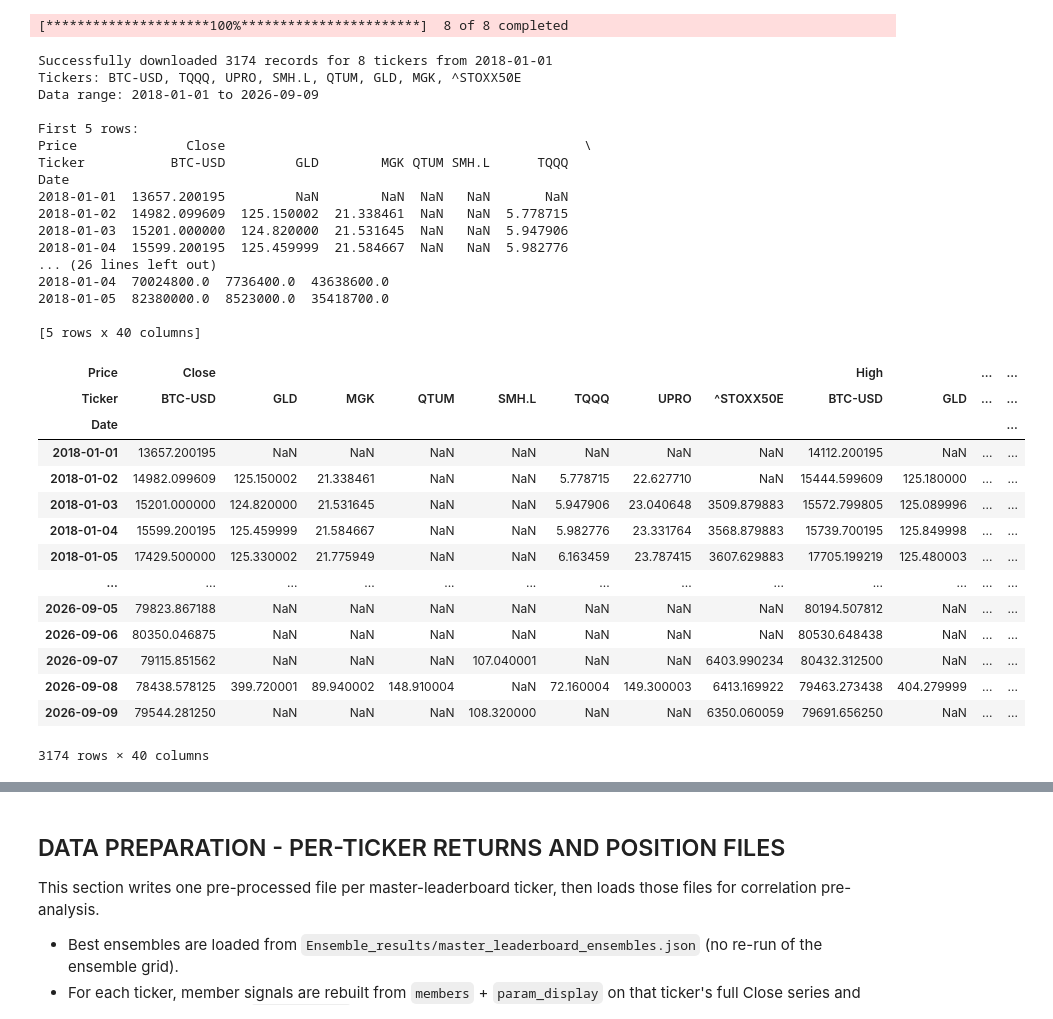
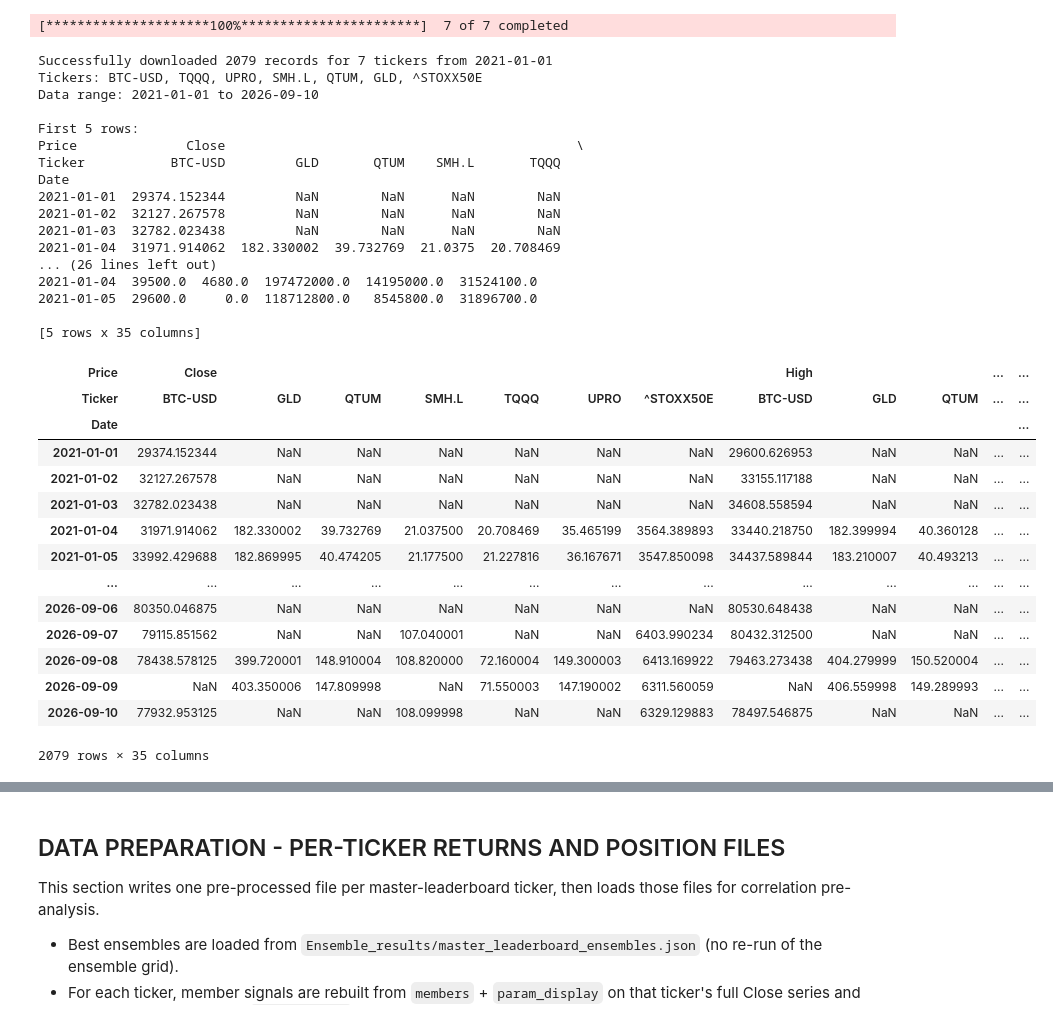
Before and after one commit to jarij02/quant-ricks-trading-academy, a Jupyter notebook: RAAM.ipynb, the cells around one changed output, grey strips where cells are left out. Saved outputs shown, nothing was run; the diff lists cells and outputs as text; code cells hidden in the pictures.

```diff
--- a/RAAM.ipynb
+++ b/RAAM.ipynb
@@ -19,11 +19,10 @@ TICKERS = [
     "SMH.L",
     "QTUM",
     "GLD",
-    "MGK",
     "^STOXX50E",
 ]
 
-START_DATE = '2018-01-01'
+START_DATE = '2021-01-01'
 
 # Validate config shape (a bare string would iterate character-by-character)
 if isinstance(TICKERS, str):
@@ -80,61 +79,61 @@ if failed_tickers:
     print(
         f"WARNING: dropping {len(failed_tickers)} ticker(s) with no usable Close data: "
         f"{failed_tickers}"
     )
     TICKERS = [t for t in TICKERS if t not in set(failed_tickers)]
 
 if not TICKERS:
     raise ValueError(
         "No usable Close data for any requested ticker after download. "
         f"Failed: {failed_tickers!r}."
     )
 
 # Bootstrap only: some helper cells still read a global TICKER name.
 # Analysis loops every symbol in TICKERS (not just this one).
 TICKER = TICKERS[0]
 
 print(f"Successfully downloaded {len(stock_data)} records for {len(TICKERS)} tickers from {START_DATE}")
 print(f"Tickers: {', '.join(TICKERS)}")
 print(f"Data range: {stock_data.index.min().date()} to {stock_data.index.max().date()}")
 print("\nFirst 5 rows:")
 print(stock_data.head())
 
 # Display the downloaded data
 stock_data
 # %% [output]
-[*********************100%***********************]  8 of 8 completed
+[*********************100%***********************]  7 of 7 completed
-Successfully downloaded 3174 records for 8 tickers from 2018-01-01
-Tickers: BTC-USD, TQQQ, UPRO, SMH.L, QTUM, GLD, MGK, ^STOXX50E
-Data range: 2018-01-01 to 2026-09-09
+Successfully downloaded 2079 records for 7 tickers from 2021-01-01
+Tickers: BTC-USD, TQQQ, UPRO, SMH.L, QTUM, GLD, ^STOXX50E
+Data range: 2021-01-01 to 2026-09-10
 
 First 5 rows:
-Price              Close                                              \
-Ticker           BTC-USD         GLD        MGK QTUM SMH.L      TQQQ
+Price              Close                                             \
+Ticker           BTC-USD         GLD       QTUM    SMH.L       TQQQ
 Date
-2018-01-01  13657.200195         NaN        NaN  NaN   NaN       NaN
-2018-01-02  14982.099609  125.150002  21.338461  NaN   NaN  5.778715
-2018-01-03  15201.000000  124.820000  21.531645  NaN   NaN  5.947906
-2018-01-04  15599.200195  125.459999  21.584667  NaN   NaN  5.982776
+2021-01-01  29374.152344         NaN        NaN      NaN        NaN
+2021-01-02  32127.267578         NaN        NaN      NaN        NaN
+2021-01-03  32782.023438         NaN        NaN      NaN        NaN
+2021-01-04  31971.914062  182.330002  39.732769  21.0375  20.708469
 ... (26 lines left out)
-2018-01-04  70024800.0  7736400.0  43638600.0
-2018-01-05  82380000.0  8523000.0  35418700.0
+2021-01-04  39500.0  4680.0  197472000.0  14195000.0  31524100.0
+2021-01-05  29600.0     0.0  118712800.0   8545800.0  31896700.0
 
-[5 rows x 40 columns]
+[5 rows x 35 columns]
-| Price | Close |  |  |  |  |  |  |  | High |  | ... | ... |
-| Ticker | BTC-USD | GLD | MGK | QTUM | SMH.L | TQQQ | UPRO | ^STOXX50E | BTC-USD | GLD | ... | ... |
+| Price | Close |  |  |  |  |  |  | High |  |  | ... | ... |
+| Ticker | BTC-USD | GLD | QTUM | SMH.L | TQQQ | UPRO | ^STOXX50E | BTC-USD | GLD | QTUM | ... | ... |
 | Date |  |  |  |  |  |  |  |  |  |  |  | ... |
-| 2018-01-01 | 13657.200195 | NaN | NaN | NaN | NaN | NaN | NaN | NaN | 14112.200195 | NaN | ... | ... |
-| 2018-01-02 | 14982.099609 | 125.150002 | 21.338461 | NaN | NaN | 5.778715 | 22.627710 | NaN | 15444.599609 | 125.180000 | ... | ... |
-| 2018-01-03 | 15201.000000 | 124.820000 | 21.531645 | NaN | NaN | 5.947906 | 23.040648 | 3509.879883 | 15572.799805 | 125.089996 | ... | ... |
-| 2018-01-04 | 15599.200195 | 125.459999 | 21.584667 | NaN | NaN | 5.982776 | 23.331764 | 3568.879883 | 15739.700195 | 125.849998 | ... | ... |
-| 2018-01-05 | 17429.500000 | 125.330002 | 21.775949 | NaN | NaN | 6.163459 | 23.787415 | 3607.629883 | 17705.199219 | 125.480003 | ... | ... |
+| 2021-01-01 | 29374.152344 | NaN | NaN | NaN | NaN | NaN | NaN | 29600.626953 | NaN | NaN | ... | ... |
+| 2021-01-02 | 32127.267578 | NaN | NaN | NaN | NaN | NaN | NaN | 33155.117188 | NaN | NaN | ... | ... |
+| 2021-01-03 | 32782.023438 | NaN | NaN | NaN | NaN | NaN | NaN | 34608.558594 | NaN | NaN | ... | ... |
+| 2021-01-04 | 31971.914062 | 182.330002 | 39.732769 | 21.037500 | 20.708469 | 35.465199 | 3564.389893 | 33440.218750 | 182.399994 | 40.360128 | ... | ... |
+| 2021-01-05 | 33992.429688 | 182.869995 | 40.474205 | 21.177500 | 21.227816 | 36.167671 | 3547.850098 | 34437.589844 | 183.210007 | 40.493213 | ... | ... |
 | ... | ... | ... | ... | ... | ... | ... | ... | ... | ... | ... | ... | ... |
-| 2026-09-05 | 79823.867188 | NaN | NaN | NaN | NaN | NaN | NaN | NaN | 80194.507812 | NaN | ... | ... |
-| 2026-09-06 | 80350.046875 | NaN | NaN | NaN | NaN | NaN | NaN | NaN | 80530.648438 | NaN | ... | ... |
-| 2026-09-07 | 79115.851562 | NaN | NaN | NaN | 107.040001 | NaN | NaN | 6403.990234 | 80432.312500 | NaN | ... | ... |
-| 2026-09-08 | 78438.578125 | 399.720001 | 89.940002 | 148.910004 | NaN | 72.160004 | 149.300003 | 6413.169922 | 79463.273438 | 404.279999 | ... | ... |
-| 2026-09-09 | 79544.281250 | NaN | NaN | NaN | 108.320000 | NaN | NaN | 6350.060059 | 79691.656250 | NaN | ... | ... |
+| 2026-09-06 | 80350.046875 | NaN | NaN | NaN | NaN | NaN | NaN | 80530.648438 | NaN | NaN | ... | ... |
+| 2026-09-07 | 79115.851562 | NaN | NaN | 107.040001 | NaN | NaN | 6403.990234 | 80432.312500 | NaN | NaN | ... | ... |
+| 2026-09-08 | 78438.578125 | 399.720001 | 148.910004 | 108.820000 | 72.160004 | 149.300003 | 6413.169922 | 79463.273438 | 404.279999 | 150.520004 | ... | ... |
+| 2026-09-09 | NaN | 403.350006 | 147.809998 | NaN | 71.550003 | 147.190002 | 6311.560059 | NaN | 406.559998 | 149.289993 | ... | ... |
+| 2026-09-10 | 77932.953125 | NaN | NaN | 108.099998 | NaN | NaN | 6329.129883 | 78497.546875 | NaN | NaN | ... | ... |
-3174 rows × 40 columns
+2079 rows × 35 columns
 # %%
 # TECHNICAL ANALYSIS INDICATORS USING TA-LIB
 
```
Also changed, not shown: parts of 15 cells of this notebook, 10 other files.
